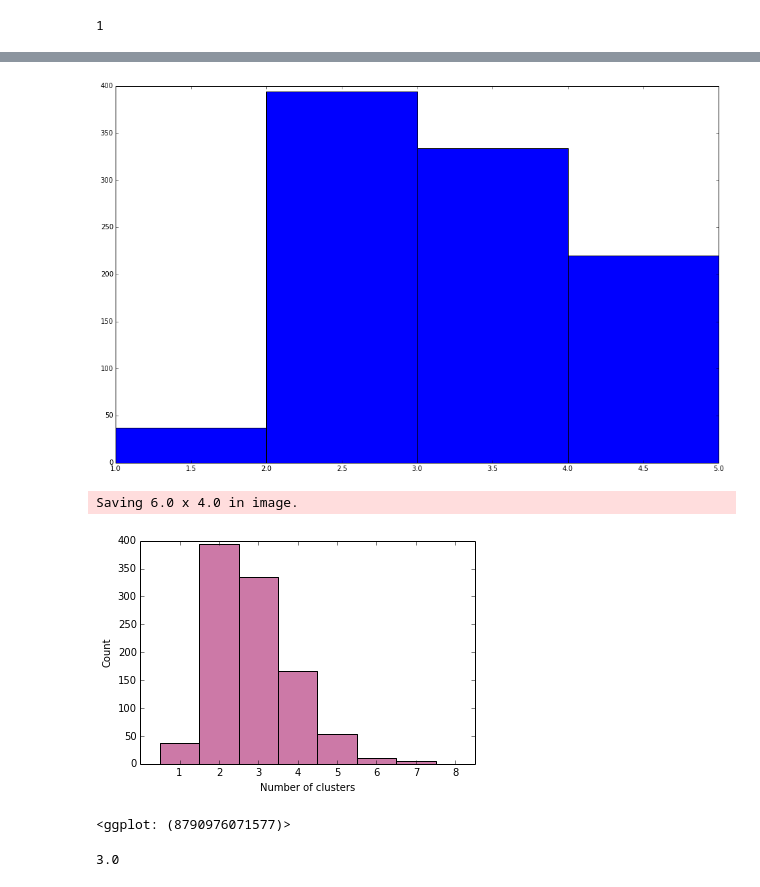
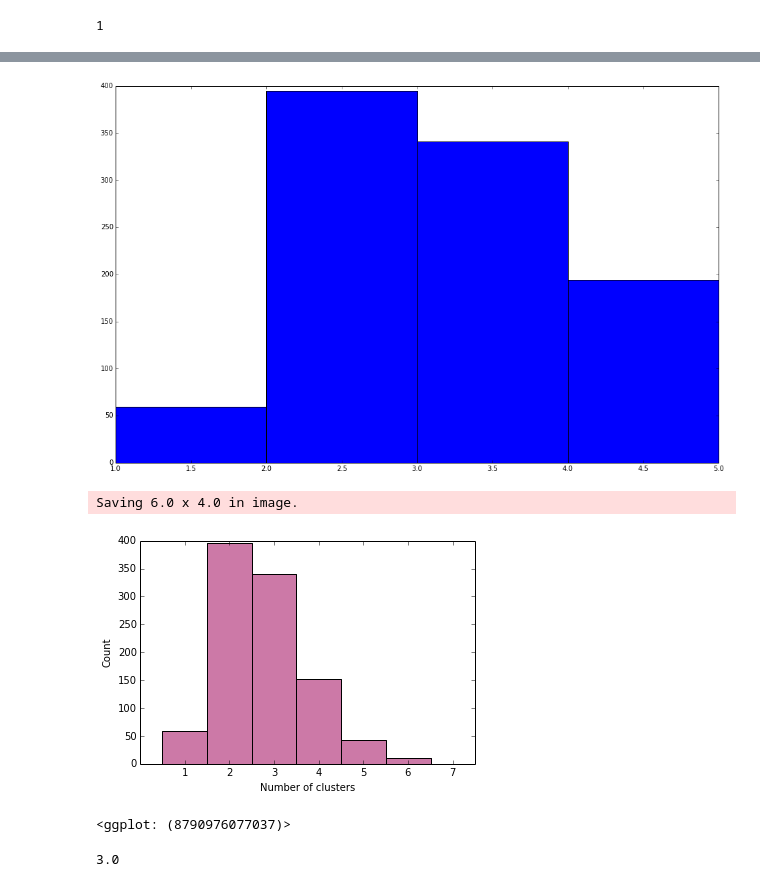
Before and after one commit to ap728/ppl-hormones, a Jupyter notebook: src/main.ipynb, the cells around one changed output, grey strips where cells are left out. Cells and saved outputs as stored; diff of their text form; code cells hidden in the pictures.

```diff
--- a/src/main.ipynb
+++ b/src/main.ipynb
@@ -182,27 +182,27 @@ array([ 0.,  0.,  0.,  0.,  0.,  0.,  0.,  0.,  0.,  0.,  0.,  0.,  0.,
 # %%
 # Sample the parameters and draw a picture
 
 samples = list()
 
 for _ in range(1000):
 
-    v.infer(100000)
+    v.infer(10000)
 
     cluster_memberships = v.sample('(list ' + ' '.join('(cluster_membership %d)' % index
                                                        for index in range(len(X))) + ')')
     cluster_numbers = np.unique(cluster_memberships)
 
     samples.append(len(cluster_numbers))
 
 
 fig, ax = plt.subplots(figsize=(16, 10))
 plt.clf()
 
 plt.hist(samples, bins=[0,1,2,3,4,5]) # Pyplot does dumb things with bins when left alone.
 
 plt.show()
 # %% [output]
-[figure, old version]
+[figure, new version]
 # %%
 # ggplot
 # Relies on list of samples generated from for loop above
@@ -222,8 +222,8 @@ ggplot.ggsave(p, "cluster_num_hist.pdf")
 print(p)
 # %% [output]
 Saving 6.0 x 4.0 in image.
-[figure, old version]
+[figure, new version]
-<ggplot: (8790976071577)>
+<ggplot: (8790976077037)>
 # %%
 # Find median of above
 np.median(samples)
```
Also changed, not shown: parts of 7 cells of this notebook.
